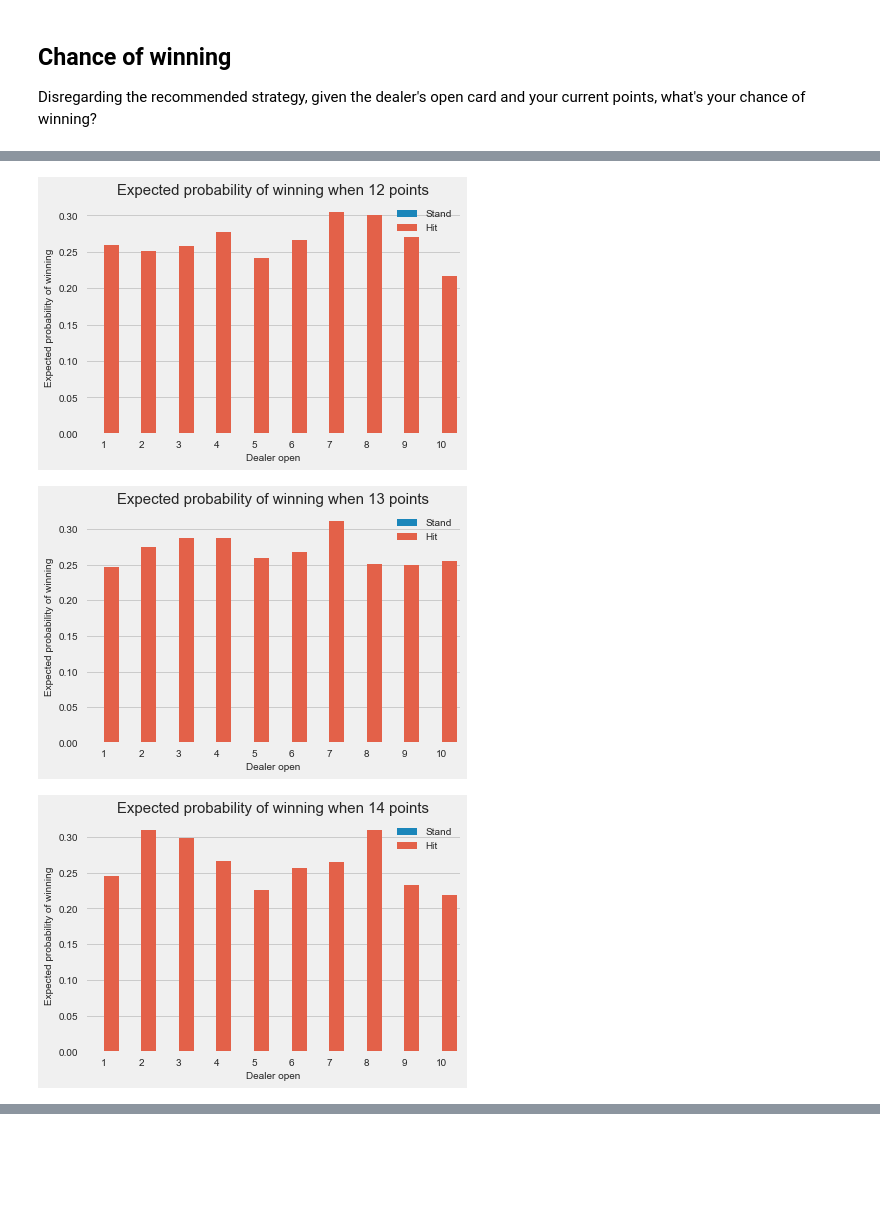
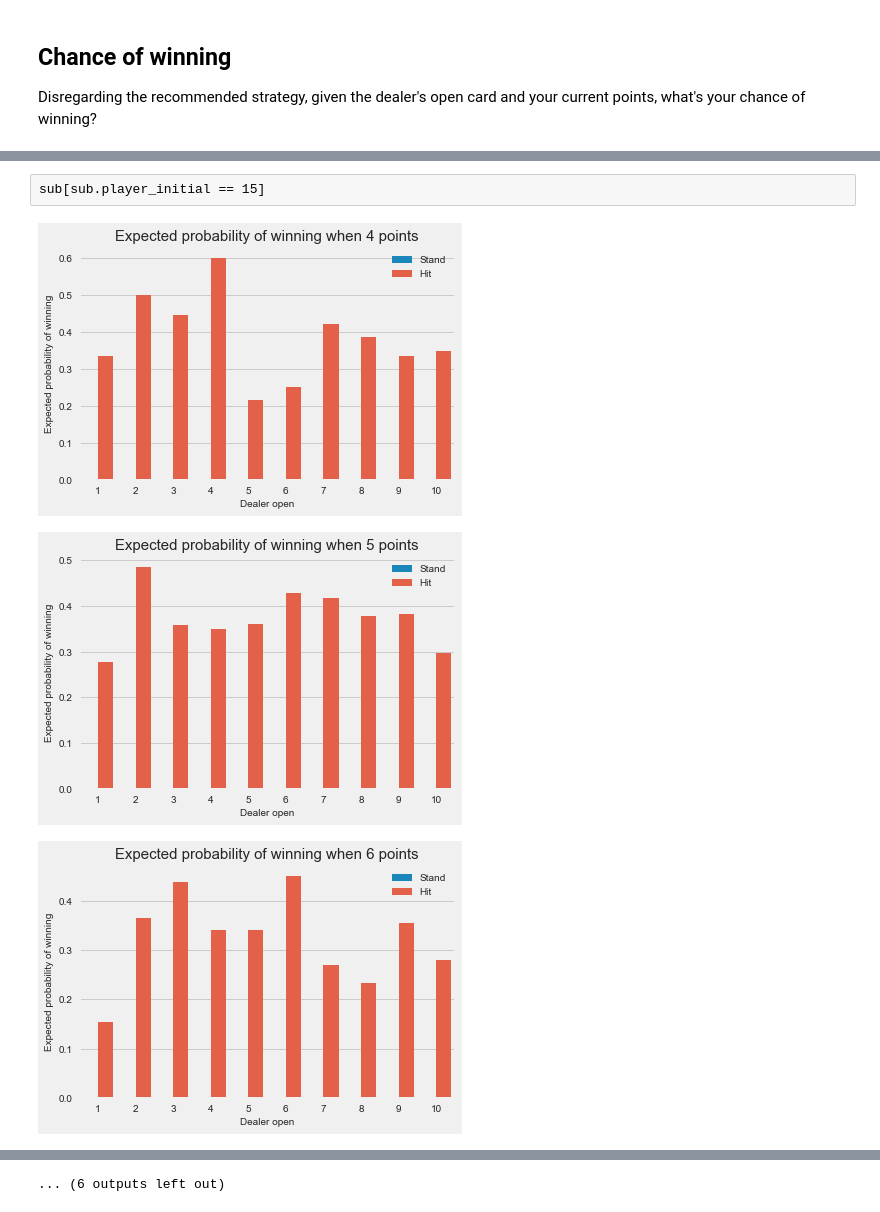
Before and after one commit to jocelyn-ong/data-science-projects, a Jupyter notebook: others/blackjack/data-analysis.ipynb, the cells around one changed output, grey strips where cells are left out. Drawn from its saved outputs; the diff is of its cells as text; code cells hidden in the pictures; blank space fills up the shorter version.

```diff
--- a/others/blackjack/data-analysis.ipynb
+++ b/others/blackjack/data-analysis.ipynb
@@ -677,7 +644,9 @@ sub[sub.player_initial == 15]
+# %% [raw]
+sub[sub.player_initial == 15]
 # %%
-for i in range(12,18):
+for i in range(4,22):
     points_compare(i)
 # %% [output]
-[figure, old version]
+[figure, new version]
-[figure, old version]
+[figure, new version]
-[figure, old version]
+[figure, new version]
@@ -686,0 +662 @@ for i in range(12,18):
+... (6 outputs left out)
```
Also changed, not shown: parts of 66 cells of this notebook, 2 other files.
